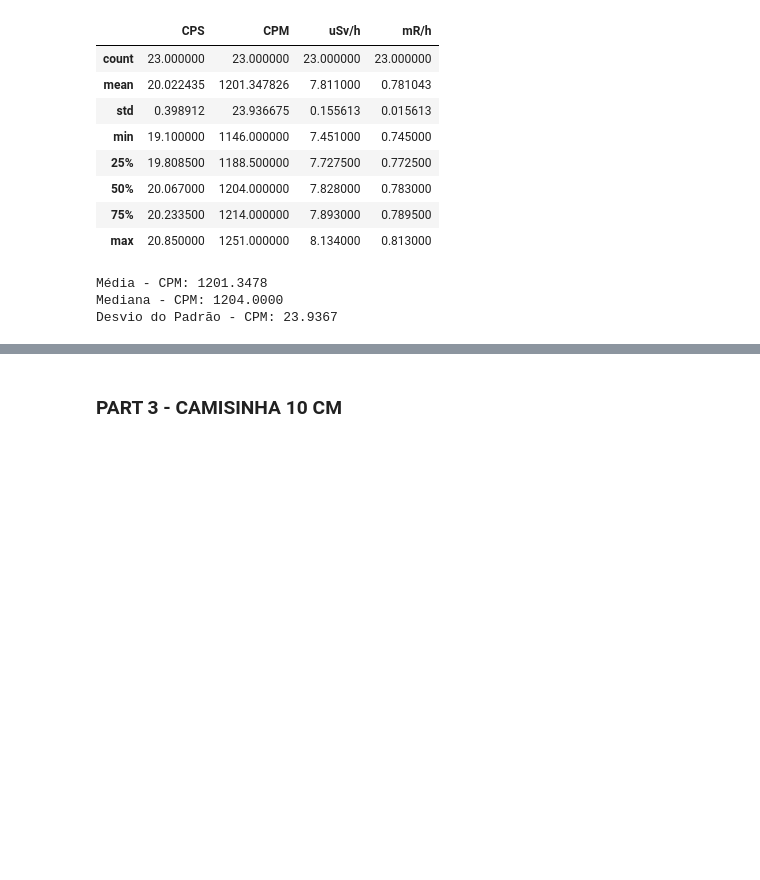
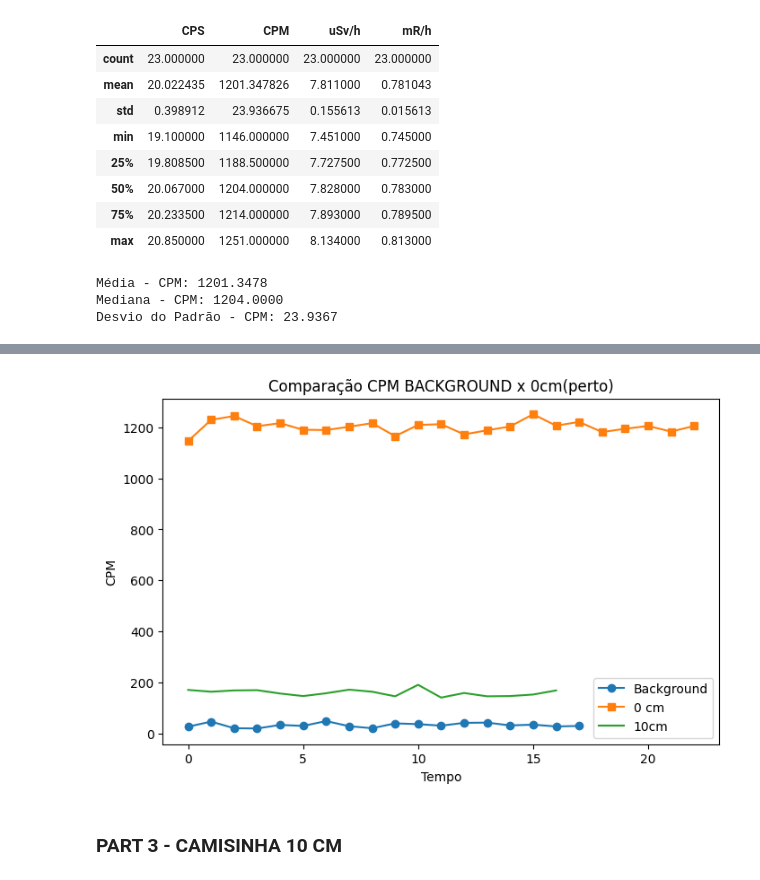
Before and after one commit to Nicholasnas/IC---Geiger-Muller-Detector, a Jupyter notebook: src/ic/analysis.ipynb, the cells around one changed output, grey strips where cells are left out. Drawn from its saved outputs; the diff is of its cells as text; code cells hidden in the pictures; blank space fills up the shorter version.

```diff
--- a/src/ic/analysis.ipynb
+++ b/src/ic/analysis.ipynb
@@ -95,3 +95,6 @@ print(f'Desvio do Padrão - CPM: {df_colado['CPM'].std():.4f}')
 Média - CPM: 1201.3478
 Mediana - CPM: 1204.0000
 Desvio do Padrão - CPM: 23.9367
+# %%
+df_10cm = pd.read_csv('/home/nkk/Área de trabalho/projetos/IC/dados_geiger_10cm.csv', sep=',')
+df_10cm
@@ -98,3 +120,17 @@ Desvio do Padrão - CPM: 23.9367
+# %%
+plt.figure(figsize=(8,5))
+
+plt.plot(df_back_ground['CPM'], label='Background', marker='o')
+plt.plot(df_colado['CPM'], label='0 cm', marker='s')
+plt.plot(df_10cm['CPM'], label='10cm')
+
+plt.xlabel('Tempo')
+plt.ylabel('CPM')
+plt.title('Comparação CPM BACKGROUND x 0cm(perto)')
+plt.legend()
+plt.show()
+# %% [output]
+[figure, added]
 # %% [markdown]
 ### PART 3 - CAMISINHA 10 CM
 # %%
```
Also changed, not shown: parts of 2 cells of this notebook, 8 other files.
